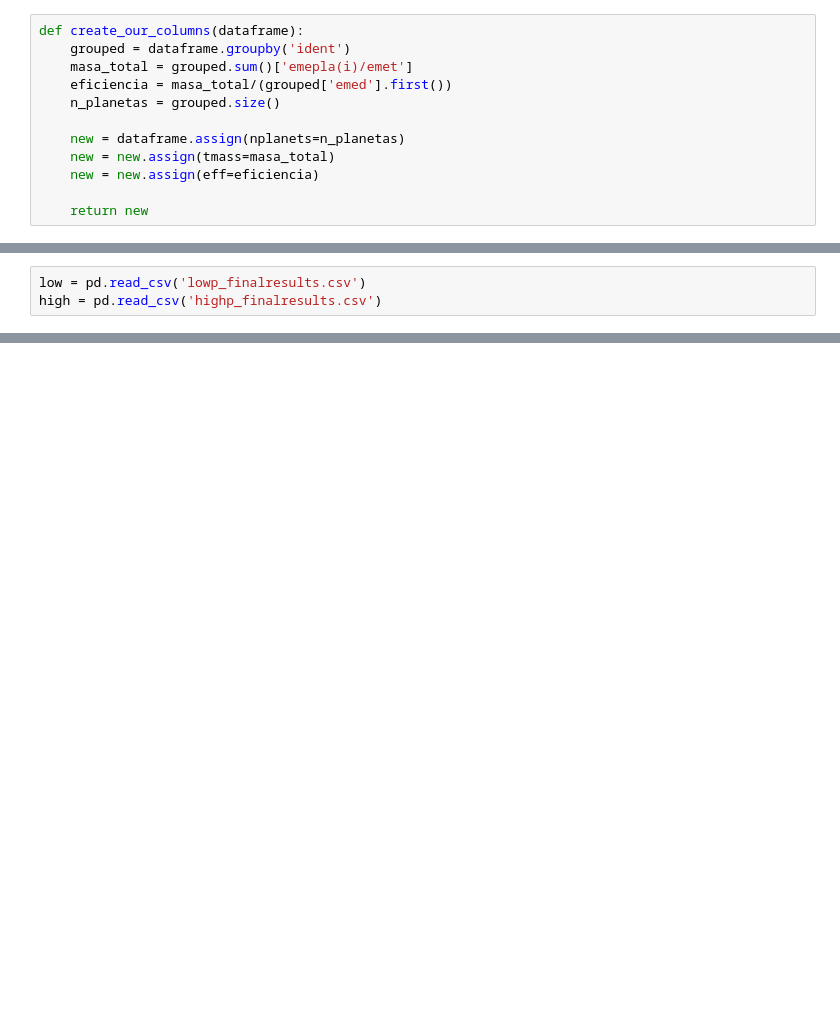
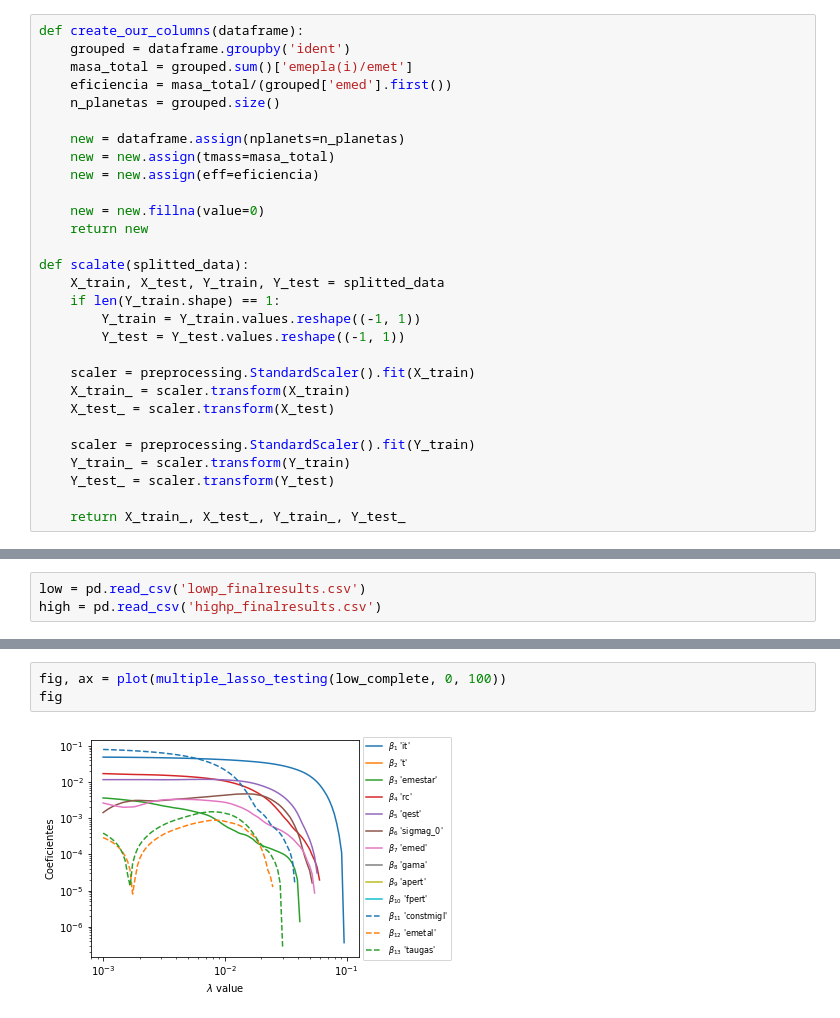
Before and after one commit to jsbarbosa/JuanBarbosa_Tarea3, a Jupyter notebook: Unify.ipynb, the cells around one changed output, grey strips where cells are left out. Drawn from its saved outputs; the diff is of its cells as text; blank space fills up the shorter version.

Commit message:
lasso

```diff
--- a/Unify.ipynb
+++ b/Unify.ipynb
@@ -13,4 +16,21 @@ def create_our_columns(dataframe):
     new = new.assign(tmass=masa_total)
     new = new.assign(eff=eficiencia)
 
+    new = new.fillna(value=0)
     return new
+
+def scalate(splitted_data):
+    X_train, X_test, Y_train, Y_test = splitted_data
+    if len(Y_train.shape) == 1:
+        Y_train = Y_train.values.reshape((-1, 1))
+        Y_test = Y_test.values.reshape((-1, 1))
+
+    scaler = preprocessing.StandardScaler().fit(X_train)
+    X_train_ = scaler.transform(X_train)
+    X_test_ = scaler.transform(X_test)
+
+    scaler = preprocessing.StandardScaler().fit(Y_train)
+    Y_train_ = scaler.transform(Y_train)
+    Y_test_ = scaler.transform(Y_test)
+
+    return X_train_, X_test_, Y_train_, Y_test_
@@ -50,0 +110,5 @@ high_complete.head()
+# %%
+fig, ax = plot(multiple_lasso_testing(low_complete, 0, 100))
+fig
+# %% [output]
+[figure, added]
```
Also changed, not shown: parts of 10 cells of this notebook.
